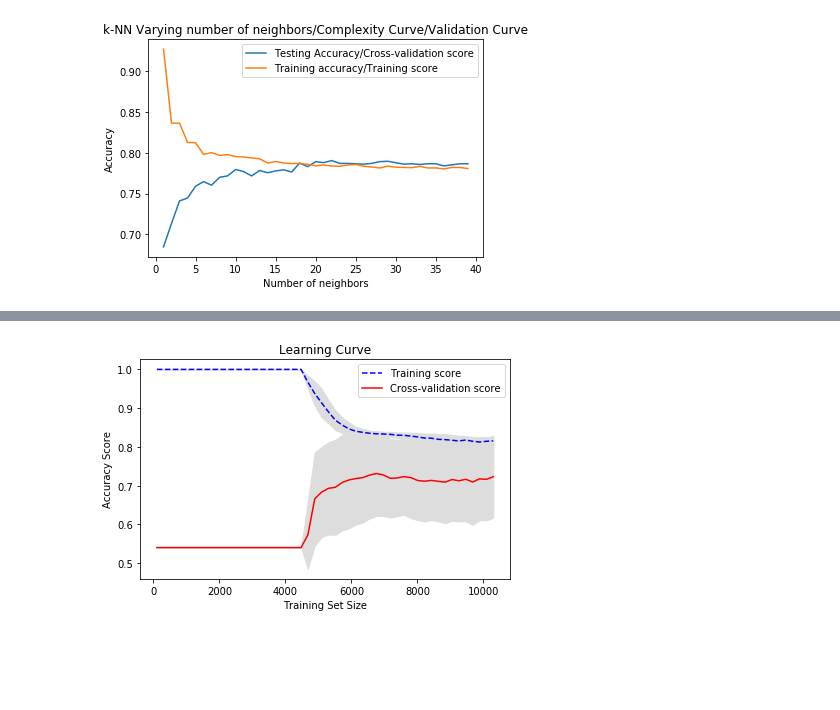
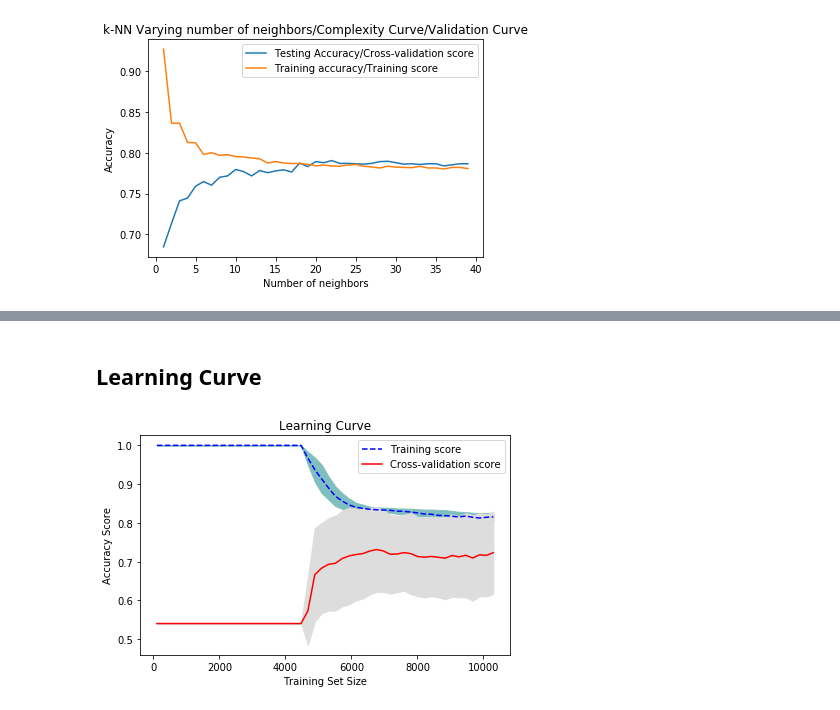
Before and after one commit to ngocbaosp/ML-Projects, a Jupyter notebook: Project1_mauro_knn.ipynb, the cells around one changed output, grey strips where cells are left out. Saved outputs shown, nothing was run; the diff lists cells and outputs as text; code cells hidden in the pictures; blank space fills up the shorter version.

```diff
--- a/Project1_mauro_knn.ipynb
+++ b/Project1_mauro_knn.ipynb
@@ -759,3 +862,5 @@ Learning Curve
+# %% [markdown]
+## Learning Curve
 # %%
 #https://chrisalbon.com/machine_learning/model_evaluation/plot_the_learning_curve/
 # Create CV training and test scores for various training set sizes
@@ -766,32 +871,32 @@ train_sizes, train_scores, test_scores = learning_curve(KNeighborsClassifier(),
                                                         # Number of folds in cross-validation
                                                         cv=10,
                                                         # Evaluation metric
                                                         scoring='accuracy',
                                                         # Use all computer cores
                                                         n_jobs=-1,
                                                         # 50 different sizes of the training set
                                                         train_sizes=np.linspace(0.01, 1.0, 50))
 
 # Create means and standard deviations of training set scores
 train_mean = np.mean(train_scores, axis=1)
 train_std = np.std(train_scores, axis=1)
 
 # Create means and standard deviations of test set scores
 test_mean = np.mean(test_scores, axis=1)
 test_std = np.std(test_scores, axis=1)
 
 # Draw lines
 plt.plot(train_sizes, train_mean, '--', color="blue",  label="Training score")
 plt.plot(train_sizes, test_mean, color="red", label="Cross-validation score")
 
 # Draw bands
-plt.fill_between(train_sizes, train_mean - train_std, train_mean + train_std, color="#DDDDDD")
+plt.fill_between(train_sizes, train_mean - train_std, train_mean + train_std, color="#7fbfbf")
 plt.fill_between(train_sizes, test_mean - test_std, test_mean + test_std, color="#DDDDDD")
 
 # Create plot
 plt.title("Learning Curve")
 plt.xlabel("Training Set Size"), plt.ylabel("Accuracy Score"), plt.legend(loc="best")
 plt.tight_layout()
 plt.show()
 # %% [output]
-[figure, old version]
+[figure, new version]
```
Also changed, not shown: parts of 96 cells of this notebook.
